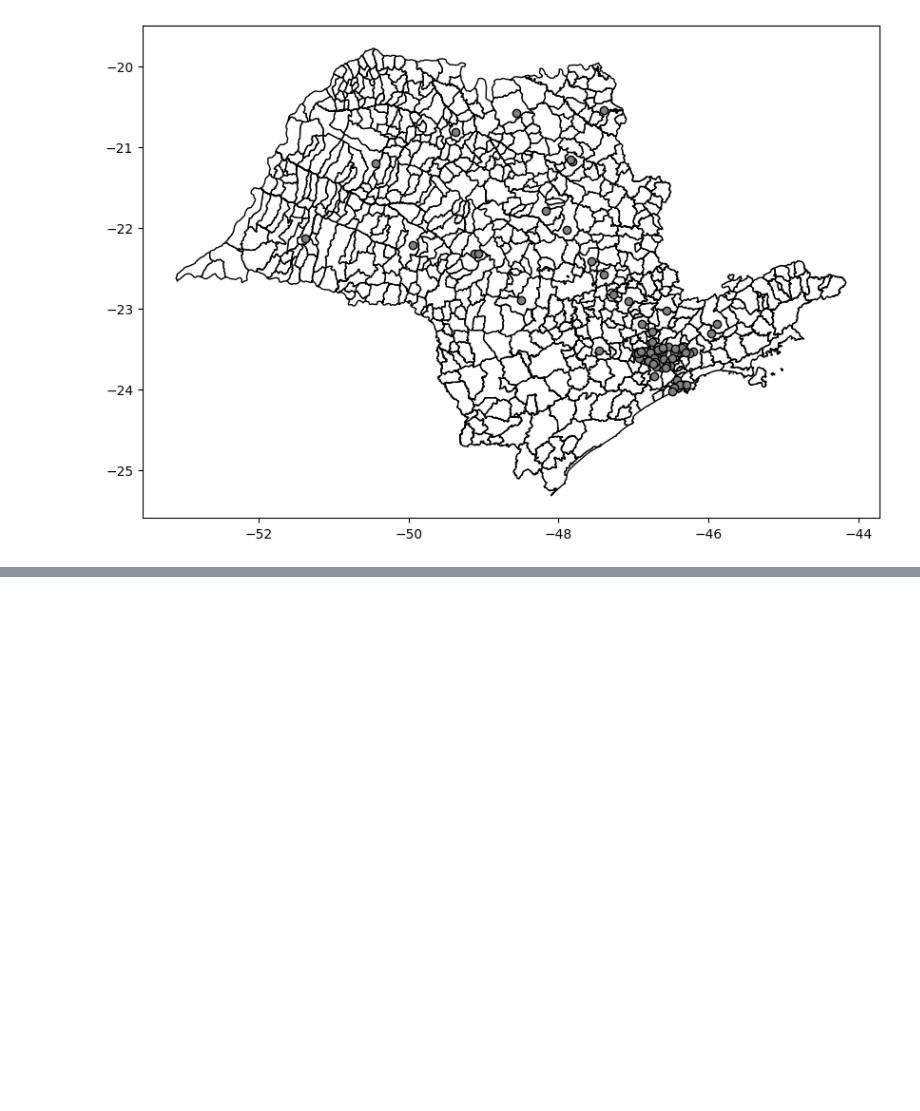
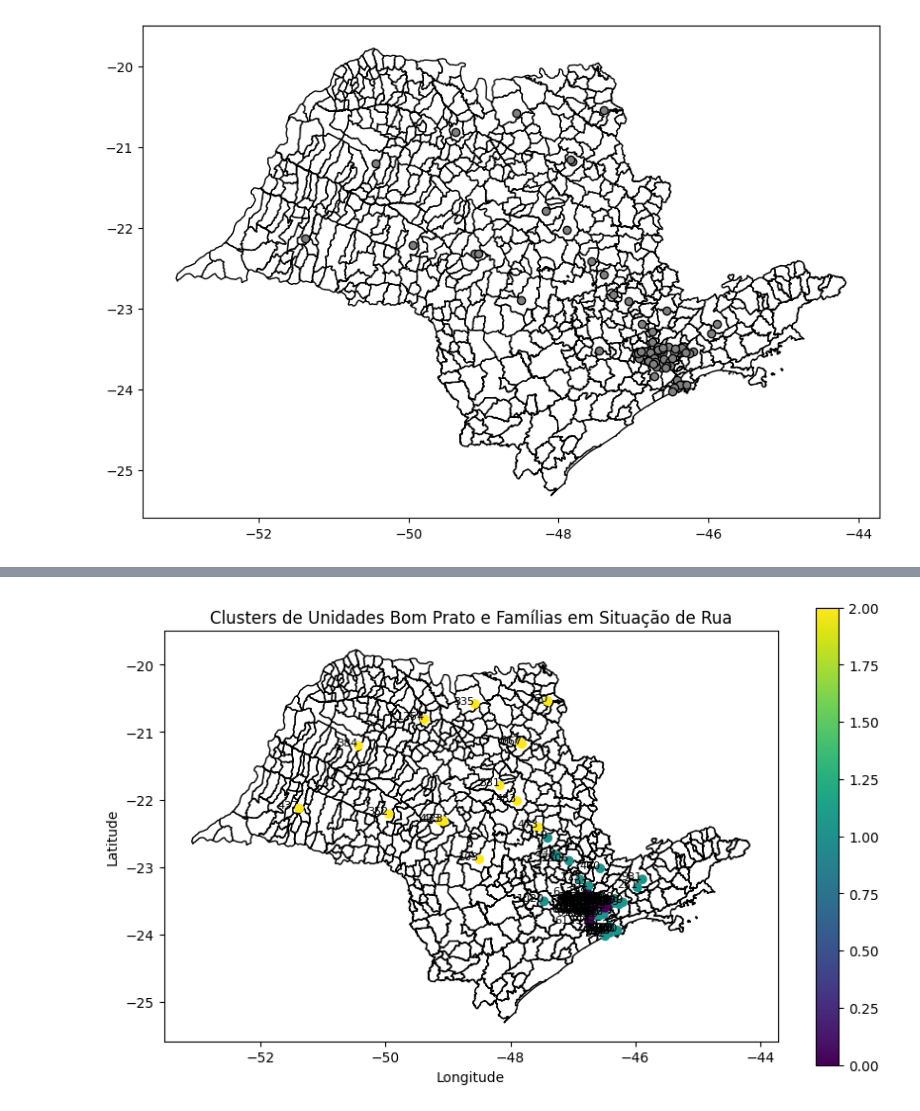
Before and after one commit to RicardoMourao-py/INFORMACOES_GEORREFERENCIADAS, a Jupyter notebook: projeto_infogeo.ipynb, the cells around one changed output, grey strips where cells are left out. Drawn from its saved outputs; the diff is of its cells as text; code cells hidden in the pictures; blank space fills up the shorter version.

```diff
--- a/projeto_infogeo.ipynb
+++ b/projeto_infogeo.ipynb
@@ -209,3 +97,8 @@ cad_unico
 | 643 | 3534757 | Ouroeste | 11.1 | 2.6 | 6 | 13.1 | 282.3 | 0.0 | 55.0 | 77.6 | 0.0 | ... |
 | 644 | 3540408 | Populina | 0.0 | 4.9 | 1 | 9.7 | 397.9 | 0.0 | 62.0 | 93.8 | 0.0 | ... |
 645 rows × 17 columns
+# %%
+# Renomear colunas do DataFrame 'cad_unico'
+cad_unico = cad_unico.rename(columns={'Municipio': 'municipio'})
+
+cad_unico.head(5)
@@ -231,0 +132,2 @@ plt.show()
+# %%
+merged_df = bom_prato.merge(cad_unico, on='municipio')
@@ -231,0 +144,15 @@ plt.show()
+# %%
+gdf = gpd.GeoDataFrame(
+    merged_df,
+    geometry=gpd.points_from_xy(merged_df['long'], merged_df['lat']),
+    crs="EPSG:4326"  # Sistema de coordenadas WGS84
+)
+# %%
+# Escalar os dados de latitude, longitude e a quantidade de famílias
+X = gdf[['lat', 'long', 'ge107']]
+scaler = StandardScaler()
+X_scaled = scaler.fit_transform(X)
+
+# Configurar o modelo K-means para, por exemplo, 3 clusters
+kmeans = KMeans(n_clusters=3, random_state=0)
+gdf['cluster'] = kmeans.fit_predict(X_scaled)
@@ -231,0 +169,15 @@ plt.show()
+# %%
+# Plotar os clusters
+fig, ax = plt.subplots(1, 1, figsize=(10, 6))
+cad_unico.plot(ax=ax, color='white', edgecolor='k')
+gdf.plot(column='cluster', cmap='viridis', legend=True, ax=ax)
+for x, y, label in zip(gdf.geometry.x, gdf.geometry.y, gdf['ge107']):
+    ax.text(x, y, str(label), fontsize=8, ha='right')
+
+# Títulos e rótulos
+plt.title("Clusters de Unidades Bom Prato e Famílias em Situação de Rua")
+plt.xlabel("Longitude")
+plt.ylabel("Latitude")
+plt.show()
+# %% [output]
+[figure, added]
```
Also changed, not shown: parts of 37 cells of this notebook.
